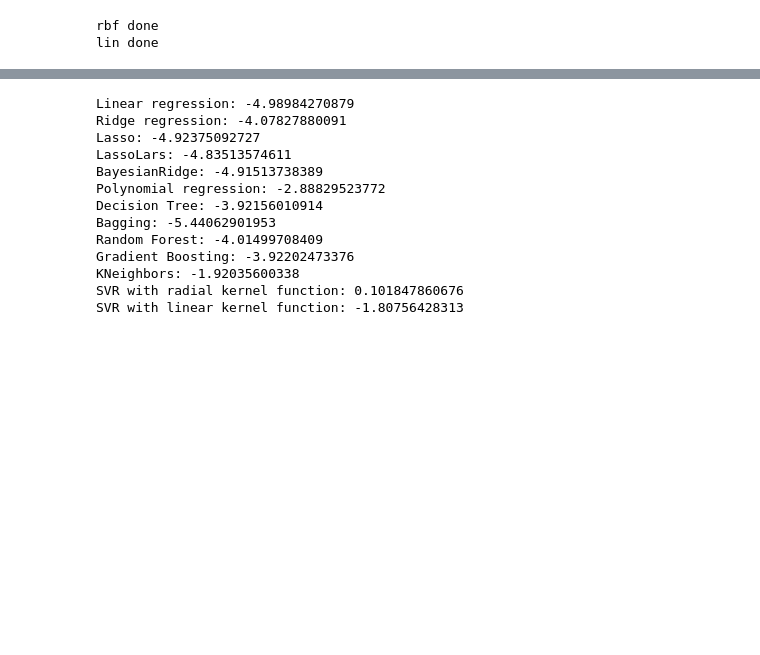
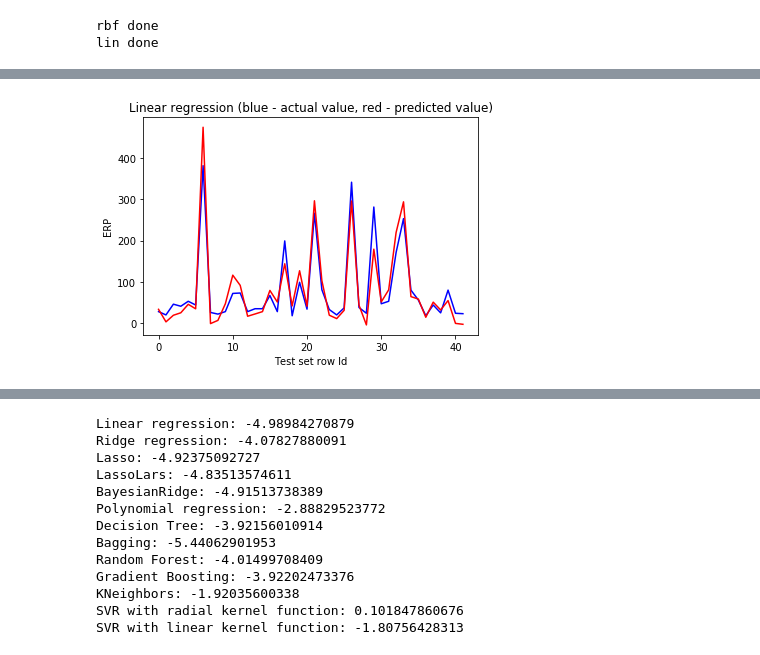
Before and after one commit to DaniloVeljovic/HandsOnML, a Jupyter notebook: ML1.ipynb, the cells around one changed output, grey strips where cells are left out. Saved outputs shown, nothing was run; the diff lists cells and outputs as text; code cells hidden in the pictures; blank space fills up the shorter version.

Commit message:
visualization

```diff
--- a/ML1.ipynb
+++ b/ML1.ipynb
@@ -298 +214,100 @@ print(y_test)
 Name: ERP, dtype: int64
+# %%
+#Results Visualization
+import matplotlib.pyplot as plt
+rowIds = []
+for i in range(42):
+    rowIds.append(i)
+
+plt.plot(rowIds, y_test, color = "blue")
+plt.plot(rowIds, lin_reg.predict(X_test), color = "red")
+plt.title("Linear regression (blue - actual value, red - predicted value)")
+plt.xlabel("Test set row Id")
+plt.ylabel("ERP")
+plt.show()
+
+plt.plot(rowIds, y_test, color = "blue")
+plt.plot(rowIds, ridge_reg.predict(X_test), color = "red")
+plt.title("Ridge regression (blue - actual value, red - predicted value)")
+plt.xlabel("Test set row Id")
+plt.ylabel("ERP")
+plt.show()
+
+plt.plot(rowIds, y_test, color = "blue")
+plt.plot(rowIds, lasso.predict(X_test), color = "red")
+plt.title("Lasso (blue - actual value, red - predicted value)")
+plt.xlabel("Test set row Id")
+plt.ylabel("ERP")
+plt.show()
+
+plt.plot(rowIds, y_test, color = "blue")
+plt.plot(rowIds, lassoLars.predict(X_test), color = "red")
+plt.title("Lasso LARS (blue - actual value, red - predicted value)")
+plt.xlabel("Test set row Id")
+plt.ylabel("ERP")
+plt.show()
+
+plt.plot(rowIds, y_test, color = "blue")
+plt.plot(rowIds, bayesianRidge.predict(X_test), color = "red")
+plt.title("Bayesian Ridge (blue - actual value, red - predicted value)")
+plt.xlabel("Test set row Id")
+plt.ylabel("ERP")
+plt.show()
+
+plt.plot(rowIds, y_test, color = "blue")
+plt.plot(rowIds, poly.predict(X_test), color = "red")
+plt.title("Polynomial regression (blue - actual value, red - predicted value)")
+plt.xlabel("Test set row Id")
+plt.ylabel("ERP")
+plt.show()
+
+plt.plot(rowIds, y_test, color = "blue")
+plt.plot(rowIds, decisionTree.predict(X_test), color = "red")
+plt.title("Decision tree (blue - actual value, red - predicted value)")
+plt.xlabel("Test set row Id")
+plt.ylabel("ERP")
+plt.show()
+
+plt.plot(rowIds, y_test, color = "blue")
+plt.plot(rowIds, bagging.predict(X_test), color = "red")
+plt.title("Bagging (blue - actual value, red - predicted value)")
+plt.xlabel("Test set row Id")
+plt.ylabel("ERP")
+plt.show()
+
+plt.plot(rowIds, y_test, color = "blue")
+plt.plot(rowIds, randomForest.predict(X_test), color = "red")
+plt.title("Random Forest (blue - actual value, red - predicted value)")
+plt.xlabel("Test set row Id")
+plt.ylabel("ERP")
+plt.show()
+
+plt.plot(rowIds, y_test, color = "blue")
+plt.plot(rowIds, gradientBoosting.predict(X_test), color = "red")
+plt.title("Gradient Boosting (blue - actual value, red - predicted value)")
+plt.xlabel("Test set row Id")
+plt.ylabel("ERP")
+plt.show()
+
+plt.plot(rowIds, y_test, color = "blue")
+plt.plot(rowIds, neigh.predict(X_test), color = "red")
+plt.title("KNeighbors (blue - actual value, red - predicted value)")
+plt.xlabel("Test set row Id")
+plt.ylabel("ERP")
+plt.show()
+
+plt.plot(rowIds, y_test, color = "blue")
+plt.plot(rowIds, svr_rbf.predict(X_test), color = "red")
+plt.title("SVR with radial kernel function (blue - actual value, red - predicted value)")
+plt.xlabel("Test set row Id")
+plt.ylabel("ERP")
+plt.show()
+
+plt.plot(rowIds, y_test, color = "blue")
+plt.plot(rowIds, svr_lin.predict(X_test), color = "red")
+plt.title("SVR with linear kernel function (blue - actual value, red - predicted value)")
+plt.xlabel("Test set row Id")embedded-picture
+plt.ylabel("ERP")
+plt.show()
+# %% [output]
+[figure, added]
```
Also changed, not shown: parts of 30 cells of this notebook.
